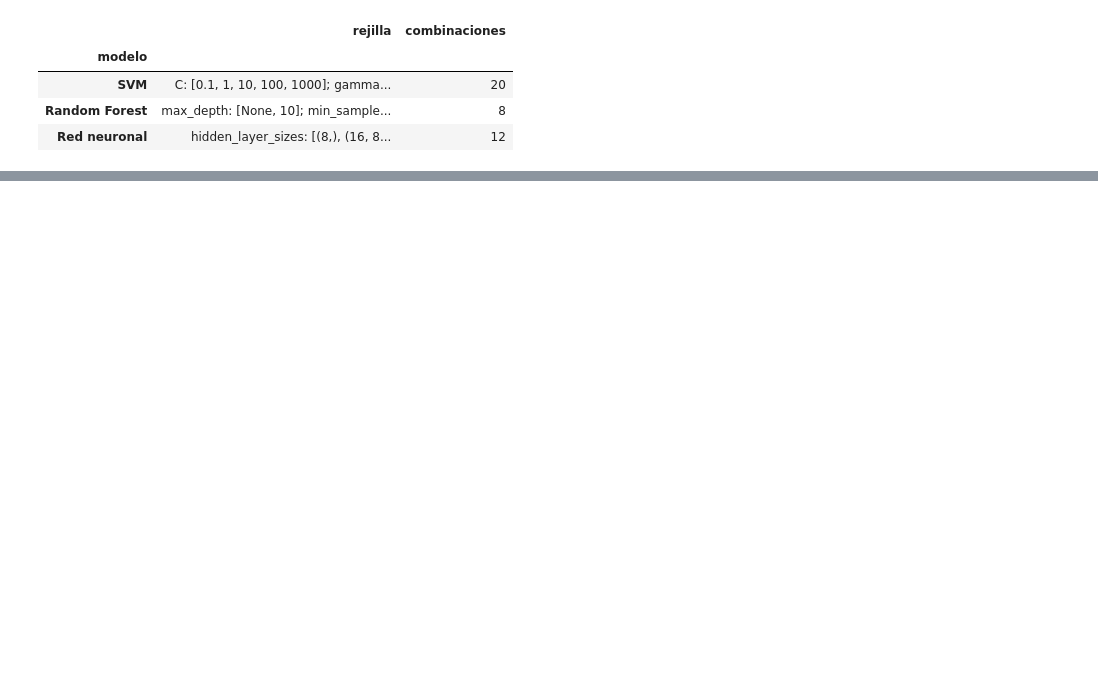
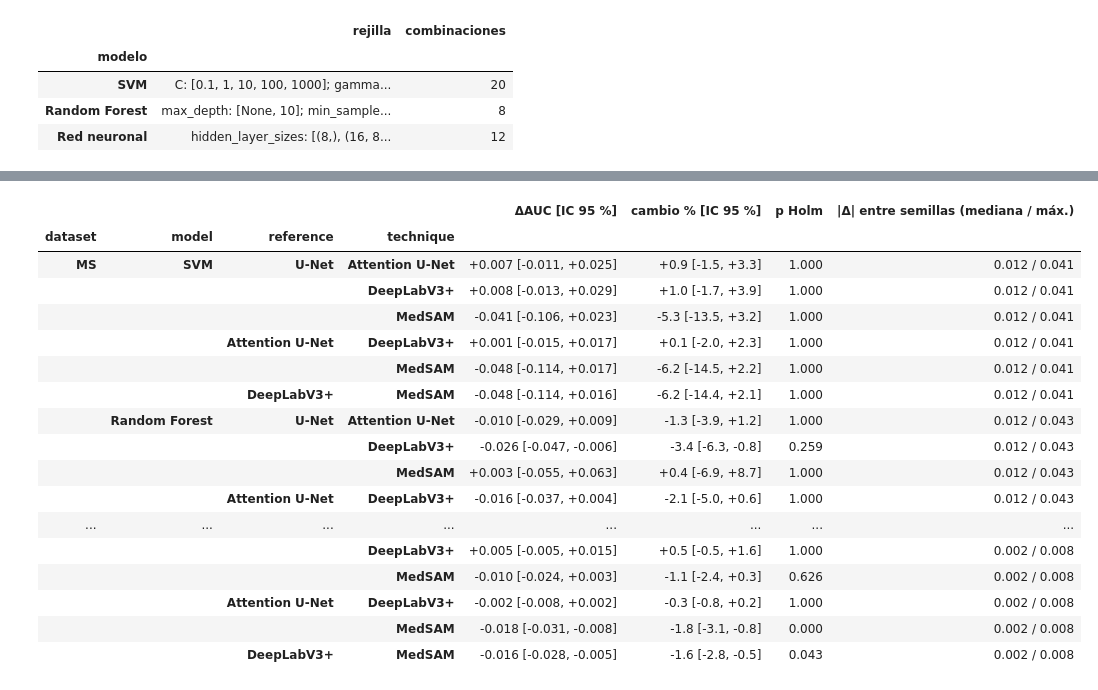
Before and after one commit to JulianCarvajal/tuberculosis-lung-segmentation, a Jupyter notebook: notebooks/04_deteccion_tb.ipynb, the cells around one changed output, grey strips where cells are left out. Drawn from its saved outputs; the diff is of its cells as text; code cells hidden in the pictures; blank space fills up the shorter version.

```diff
--- a/notebooks/04_deteccion_tb.ipynb
+++ b/notebooks/04_deteccion_tb.ipynb
@@ -911,0 +646,20 @@ Guardado en results/classification/montgomery_shenzhen/firstorder: cv_metrics.cs
+# %%
+rows = []
+ms = "montgomery_shenzhen"
+for source in ["shenzhen", "montgomery"]:
+    mask = (test[ms]["source"] == source).to_numpy()
+    w = bootstrap_weights(test[ms].loc[mask, "patient_id"].to_numpy())
+    for model_name in MODELS:
+        for t, members in TECHNIQUES.items():
+            per_seed, per_draw = [], []
+            for m in members:
+                g = predictions[(predictions["dataset"] == ms) & (predictions["model"] == model_name) & (predictions["method"] == m)]
+                y, s = g["tb"].to_numpy()[mask], g["score"].to_numpy()[mask]
+                per_seed.append(roc_auc_score(y, s)); per_draw.append(auc_draws(y, s, w))
+            low, high = np.percentile(np.mean(per_draw, axis=0), [2.5, 97.5])
+            rows.append({"fuente": name(source), "modelo": name(model_name), "técnica": t,
+                         "AUC [IC 95 %]": f"{np.mean(per_seed):.3f} [{low:.3f}, {high:.3f}]"})
+by_source = pd.DataFrame(rows)
+display(by_source.pivot_table(index=["fuente", "modelo"], columns="técnica", values="AUC [IC 95 %]", aggfunc="first", sort=False)[list(TECHNIQUES)]
+        .rename(columns=name))
+print("Imágenes de prueba:", test[ms].groupby(["source", "tb"]).size().to_dict())
@@ -911,0 +693,71 @@ Guardado en results/classification/montgomery_shenzhen/firstorder: cv_metrics.cs
+# %%
+def holm(p):
+    # Corrección de Holm: controla la probabilidad de al menos un falso positivo entre las comparaciones
+    p = np.asarray(p); order = np.argsort(p); adjusted = np.empty_like(p)
+    running = 0.0
+    for rank, i in enumerate(order):
+        running = max(running, min(1.0, (len(p) - rank) * p[i]))
+        adjusted[i] = running
+    return adjusted
+
+
+PAIRS = list(combinations(TECHNIQUES, 2))  # (referencia, técnica)
+point = technique_metrics.set_index(["dataset", "model", "technique"])["auc"]
+rows = []
+for ds in DATASETS:
+    for model_name in MODELS:
+        for ref, t in PAIRS:
+            a, b = tech_draws[ds, model_name, t], tech_draws[ds, model_name, ref]
+            diff, pct = a - b, (a - b) / b * 100
+            d_point = point[ds, model_name, t] - point[ds, model_name, ref]
+            rows.append({"dataset": ds, "model": model_name, "reference": ref, "technique": t,
+                         "auc_reference": point[ds, model_name, ref], "auc_technique": point[ds, model_name, t],
+                         "difference": d_point, "diff_low": np.percentile(diff, 2.5), "diff_high": np.percentile(diff, 97.5),
+                         "percent": d_point / point[ds, model_name, ref] * 100,
+                         "pct_low": np.percentile(pct, 2.5), "pct_high": np.percentile(pct, 97.5),
+                         "p_bootstrap": min(1.0, 2 * min((diff <= 0).mean(), (diff >= 0).mean()))})
+comparison = pd.DataFrame(rows)
+comparison["p_holm"] = comparison.groupby("dataset")["p_bootstrap"].transform(holm)
+comparison["ci_excludes_0"] = (comparison["diff_low"] > 0) | (comparison["diff_high"] < 0)
+
+# Referencia de ruido: diferencia de AUC entre dos semillas de la misma red (mismo dataset y clasificador)
+seed_noise = pd.DataFrame([
+    {"dataset": ds, "model": model_name, "arch": a, "abs_diff": abs(
+        test_metrics.set_index(["dataset", "model", "method"]).loc[(ds, model_name, m1), "auc"]
+        - test_metrics.set_index(["dataset", "model", "method"]).loc[(ds, model_name, m2), "auc"])}
+    for ds in DATASETS for model_name in MODELS for a in ARCHS for m1, m2 in combinations(TECHNIQUES[a], 2)
+])
+noise = seed_noise.groupby(["dataset", "model"])["abs_diff"].agg(["median", "max"])
+comparison = comparison.join(noise.rename(columns={"median": "seed_diff_median", "max": "seed_diff_max"}), on=["dataset", "model"])
+
+show = comparison.assign(
+    **{"ΔAUC [IC 95 %]": comparison["difference"].map("{:+.3f}".format) + comparison["diff_low"].map(" [{:+.3f}, ".format)
+       + comparison["diff_high"].map("{:+.3f}]".format),
+       "cambio % [IC 95 %]": comparison["percent"].map("{:+.1f}".format) + comparison["pct_low"].map(" [{:+.1f}, ".format)
+       + comparison["pct_high"].map("{:+.1f}]".format),
+       "p Holm": comparison["p_holm"].map("{:.3f}".format),
+       "|Δ| entre semillas (mediana / máx.)": comparison["seed_diff_median"].map("{:.3f}".format) + " / " + comparison["seed_diff_max"].map("{:.3f}".format)}
+).set_index(["dataset", "model", "reference", "technique"])
+with pd.option_context("display.max_rows", None):
+    display(show[["ΔAUC [IC 95 %]", "cambio % [IC 95 %]", "p Holm", "|Δ| entre semillas (mediana / máx.)"]].rename(index=name))
+print("Comparaciones con IC que excluye el 0:", comparison.groupby("dataset")["ci_excludes_0"].sum().rename(index=name).to_dict(),
+      "| con p Holm < 0,05:", comparison.assign(s=comparison["p_holm"] < 0.05).groupby("dataset")["s"].sum().rename(index=name).to_dict())
+# %% [output]
+|  |  |  |  | ΔAUC [IC 95 %] | cambio % [IC 95 %] | p Holm | |Δ| entre semillas (mediana / máx.) |
+| dataset | model | reference | technique |  |  |  |  |
+| MS | SVM | U-Net | Attention U-Net | +0.007 [-0.011, +0.025] | +0.9 [-1.5, +3.3] | 1.000 | 0.012 / 0.041 |
+|  |  |  | DeepLabV3+ | +0.008 [-0.013, +0.029] | +1.0 [-1.7, +3.9] | 1.000 | 0.012 / 0.041 |
+|  |  |  | MedSAM | -0.041 [-0.106, +0.023] | -5.3 [-13.5, +3.2] | 1.000 | 0.012 / 0.041 |
+|  |  | Attention U-Net | DeepLabV3+ | +0.001 [-0.015, +0.017] | +0.1 [-2.0, +2.3] | 1.000 | 0.012 / 0.041 |
+|  |  |  | MedSAM | -0.048 [-0.114, +0.017] | -6.2 [-14.5, +2.2] | 1.000 | 0.012 / 0.041 |
+|  |  | DeepLabV3+ | MedSAM | -0.048 [-0.114, +0.016] | -6.2 [-14.4, +2.1] | 1.000 | 0.012 / 0.041 |
+|  | Random Forest | U-Net | Attention U-Net | -0.010 [-0.029, +0.009] | -1.3 [-3.9, +1.2] | 1.000 | 0.012 / 0.043 |
+|  |  |  | DeepLabV3+ | -0.026 [-0.047, -0.006] | -3.4 [-6.3, -0.8] | 0.259 | 0.012 / 0.043 |
+|  |  |  | MedSAM | +0.003 [-0.055, +0.063] | +0.4 [-6.9, +8.7] | 1.000 | 0.012 / 0.043 |
+|  |  | Attention U-Net | DeepLabV3+ | -0.016 [-0.037, +0.004] | -2.1 [-5.0, +0.6] | 1.000 | 0.012 / 0.043 |
+| ... | ... | ... | ... | ... | ... | ... | ... |
+|  |  |  | DeepLabV3+ | +0.005 [-0.005, +0.015] | +0.5 [-0.5, +1.6] | 1.000 | 0.002 / 0.008 |
+|  |  |  | MedSAM | -0.010 [-0.024, +0.003] | -1.1 [-2.4, +0.3] | 0.626 | 0.002 / 0.008 |
+|  |  | Attention U-Net | DeepLabV3+ | -0.002 [-0.008, +0.002] | -0.3 [-0.8, +0.2] | 1.000 | 0.002 / 0.008 |
+|  |  |  | MedSAM | -0.018 [-0.031, -0.008] | -1.8 [-3.1, -0.8] | 0.000 | 0.002 / 0.008 |
+|  |  | DeepLabV3+ | MedSAM | -0.016 [-0.028, -0.005] | -1.6 [-2.8, -0.5] | 0.043 | 0.002 / 0.008 |
```
Also changed, not shown: parts of 71 cells of this notebook, 23 other files.
